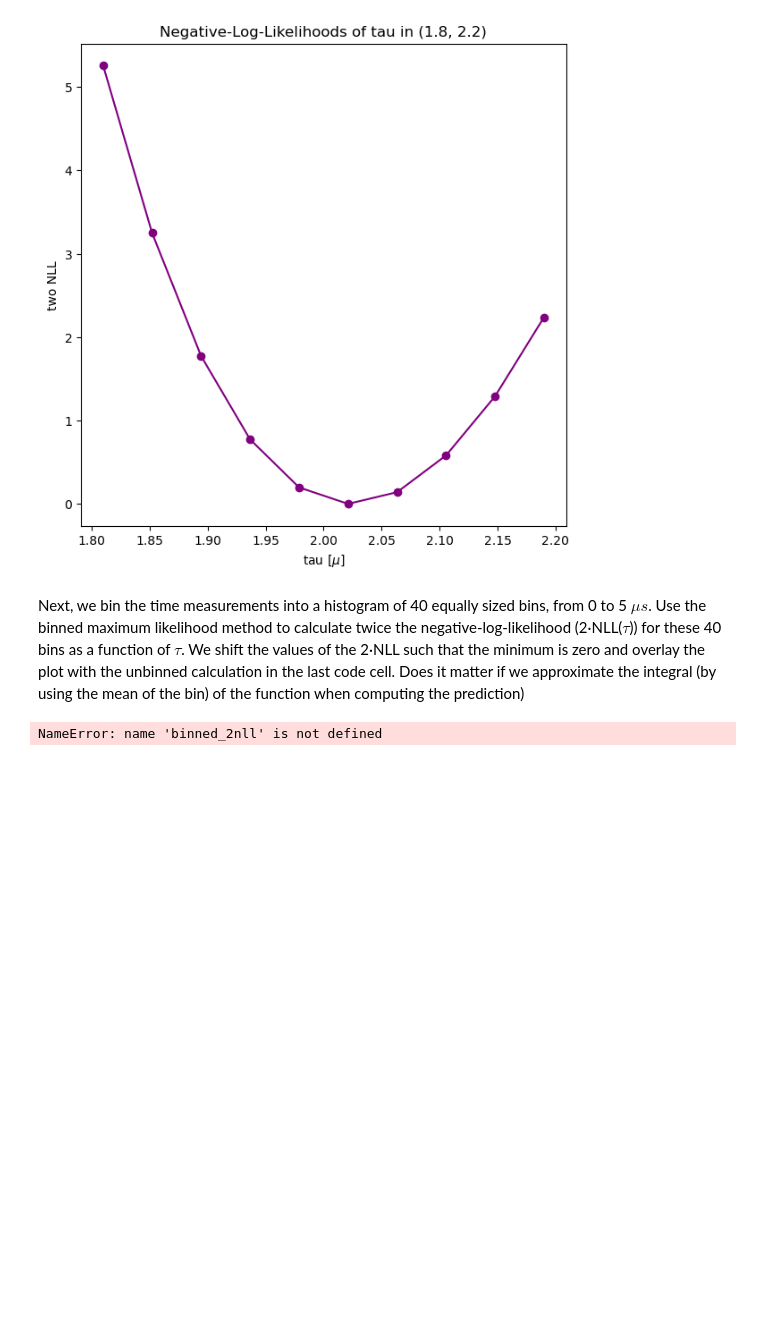
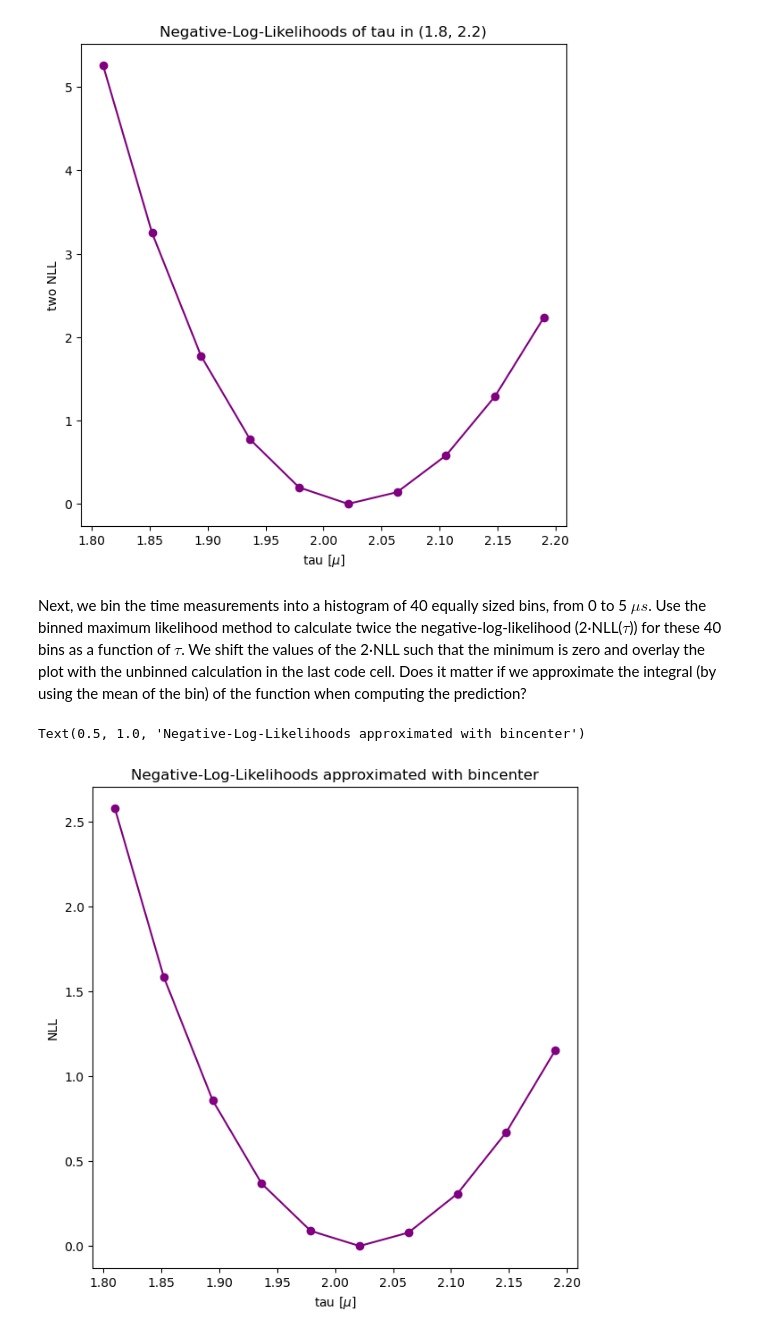
Before and after one commit to pascalbartschi/DataScience-Portfolio, a Jupyter notebook: 02-statistical-analysis-modelling/maximum_likelihood/maximum_likelihood.ipynb, the cells around one changed output. Saved outputs shown, nothing was run; the diff lists cells and outputs as text; code cells hidden in the pictures; blank space fills up the shorter version.

Commit message:
finished maximum likelihood dir

```diff
--- a/02-statistical-analysis-modelling/maximum_likelihood/maximum_likelihood.ipynb
+++ b/02-statistical-analysis-modelling/maximum_likelihood/maximum_likelihood.ipynb
@@ -117,7 +119,7 @@ ax.set_title("Negative-Log-Likelihoods of tau in (1.8, 2.2)")
 Text(0.5, 1.0, 'Negative-Log-Likelihoods of tau in (1.8, 2.2)')
 [figure]
 # %% [markdown]
-Next, we bin the time measurements into a histogram of 40 equally sized bins, from 0 to 5 $\mu s$. Use the binned maximum likelihood method to calculate twice the negative-log-likelihood (2·NLL($\tau$)) for these 40 bins as a function of $\tau$. We shift the values of the 2·NLL such that the minimum is zero and overlay the plot with the unbinned calculation in the last code cell. Does it matter if we approximate the integral (by using the mean of the bin) of the function when computing the prediction)
+Next, we bin the time measurements into a histogram of 40 equally sized bins, from 0 to 5 $\mu s$. Use the binned maximum likelihood method to calculate twice the negative-log-likelihood (2·NLL($\tau$)) for these 40 bins as a function of $\tau$. We shift the values of the 2·NLL such that the minimum is zero and overlay the plot with the unbinned calculation in the last code cell. Does it matter if we approximate the integral (by using the mean of the bin) of the function when computing the prediction?
 # %%
 
 def binned_2nll(data, tau, nbins, integrate=False):
@@ -138,29 +140,23 @@ def binned_2nll(data, tau, nbins, integrate=False):
         pass # scipy intergate
     else:
         bincenter = 0.5 * (edges[1:] + edges[:-1])
-        pred = P_2(bincenter, tau)
+        pred = P_t(bincenter, tau)
         bwidth = np.array([edges[i] - edges[i-1] for i in range(len(edges))])
         approx = pred * bwidth[1:]
 
     return -np.sum(counts * np.log(approx) - approx)
 # %%
-taus = np.linspace(1.81, 2.19, 10)
-
 two_nll_values_bin = [binned_2nll(ddecay, tau, 40) for tau in taus] # implement integrate
 two_nll_values_bin -= min(two_nll_values_bin) # shift of minimum to zero
 
 # plot integrate and not integrate
 
 fig, ax = plt.subplots(1, 1, figsize = (7, 7))
 
 ax.plot(taus, two_nll_values_bin, marker = "o", color = "purple")
-ax.set_xlabel("tau [müs]")
+ax.set_xlabel("tau [$\mu$]")
 ax.set_ylabel("NLL")
 ax.set_title("Negative-Log-Likelihoods approximated with bincenter")
-plt.savefig("2b_two_NLL_of_taus_bins.png")
-
-print(f"\n2B:\n"
-      f"The trajectory of the binned function seems to have lower NLL values overall. \n"
-      f"Nevertheless, they both display their minimum at the same tau.")
 # %% [output]
-NameError: name 'binned_2nll' is not defined
+Text(0.5, 1.0, 'Negative-Log-Likelihoods approximated with bincenter')
+[figure, added]
```
Also changed, not shown: parts of 22 cells of this notebook, 13 other files.
